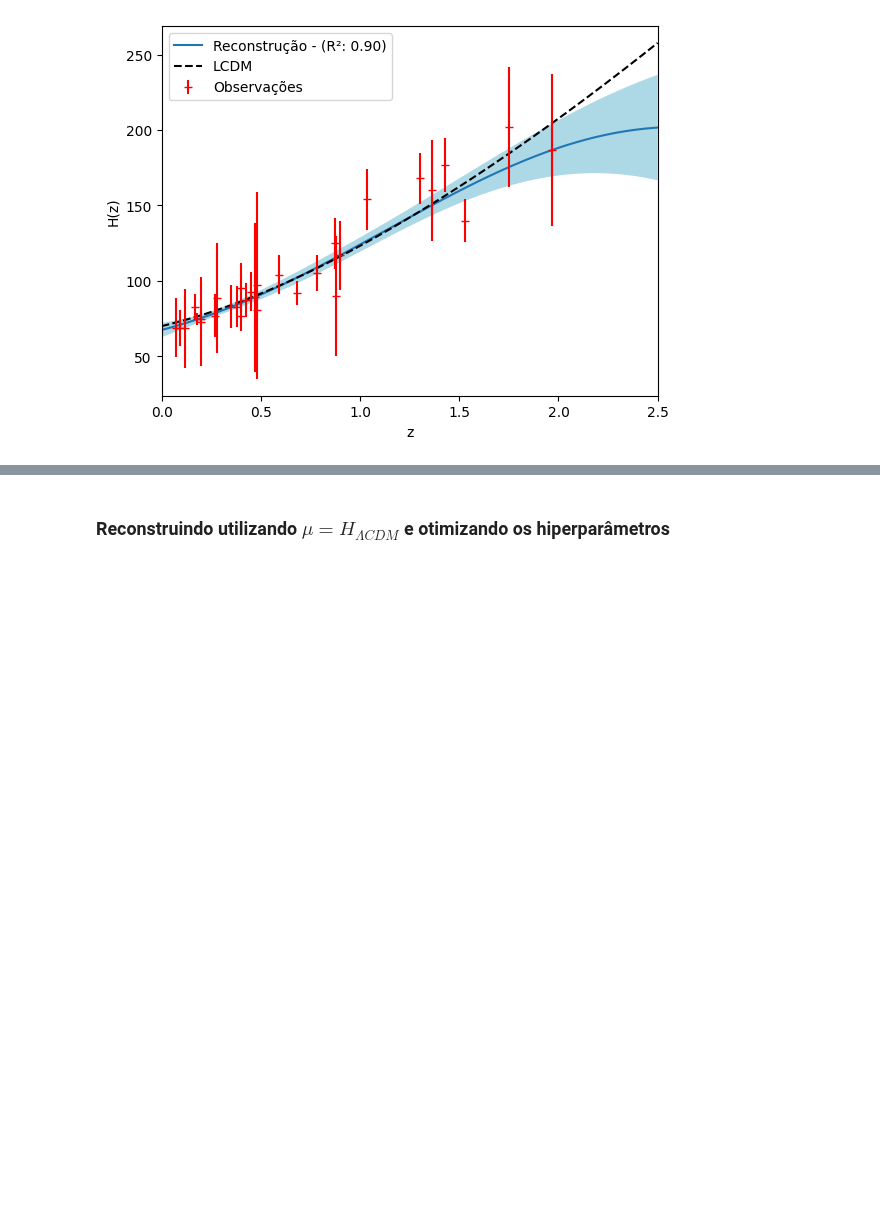
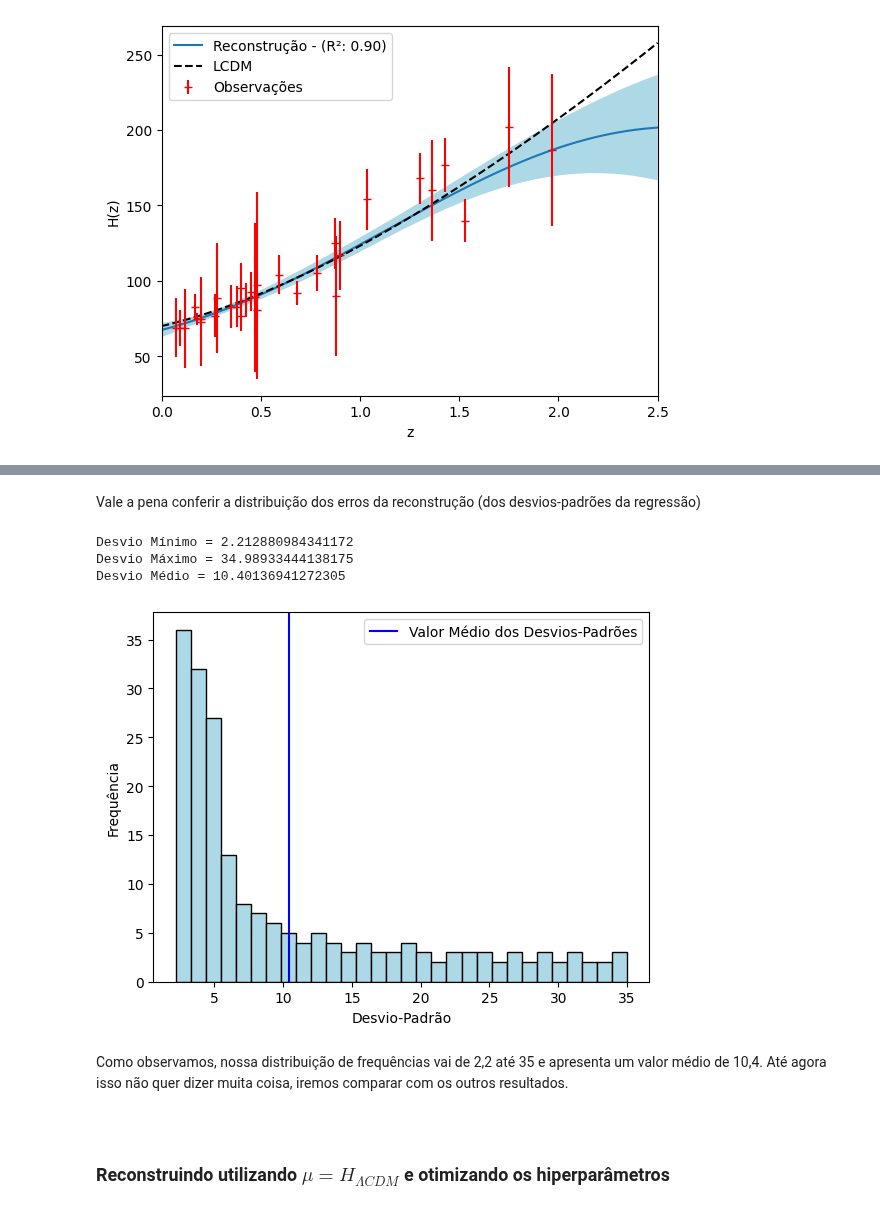
Before and after one commit to VicSanNun/HzRegression, a Jupyter notebook: main.ipynb, the cells around one changed output, grey strips where cells are left out. Saved outputs shown, nothing was run; the diff lists cells and outputs as text; code cells hidden in the pictures; blank space fills up the shorter version.

```diff
--- a/main.ipynb
+++ b/main.ipynb
@@ -237,3 +245,24 @@ plot(X, Y, Sigma, rec, r_squared, title="plot1.png")
+# %% [markdown]
+Vale a pena conferir a distribuição dos erros da reconstrução (dos desvios-padrões da regressão)
+# %%
+plt.hist(rec[:,2], bins=30, color='lightblue', edgecolor='black')
+plt.xlabel('Desvio-Padrão')
+plt.ylabel('Frequência')
+plt.axvline(x = rec[:,2].mean(), color = 'b', label = 'Valor Médio dos Desvios-Padrões')
+plt.legend()
+
+print(f'Desvio Mínimo = {rec[:,2].min()}')
+print(f'Desvio Máximo = {rec[:,2].max()}')
+print(f'Desvio Médio = {rec[:,2].mean()}')
+# %% [output]
+Desvio Mínimo = 2.212880984341172
+Desvio Máximo = 34.98933444138175
+Desvio Médio = 10.40136941272305
+[figure, added]
+# %% [markdown]
+Como observamos, nossa distribuição de frequências vai de 2,2 até 35 e apresenta um valor médio de 10,4. Até agora isso não quer dizer muita coisa, iremos comparar com os outros resultados.
+# %% [markdown]
+<div id="rec2" />
 # %% [markdown]
 ### Reconstruindo utilizando $\mu = H_{\Lambda CDM}$ e otimizando os hiperparâmetros
 # %%
```
Also changed, not shown: parts of 35 cells of this notebook, 2 other files.
